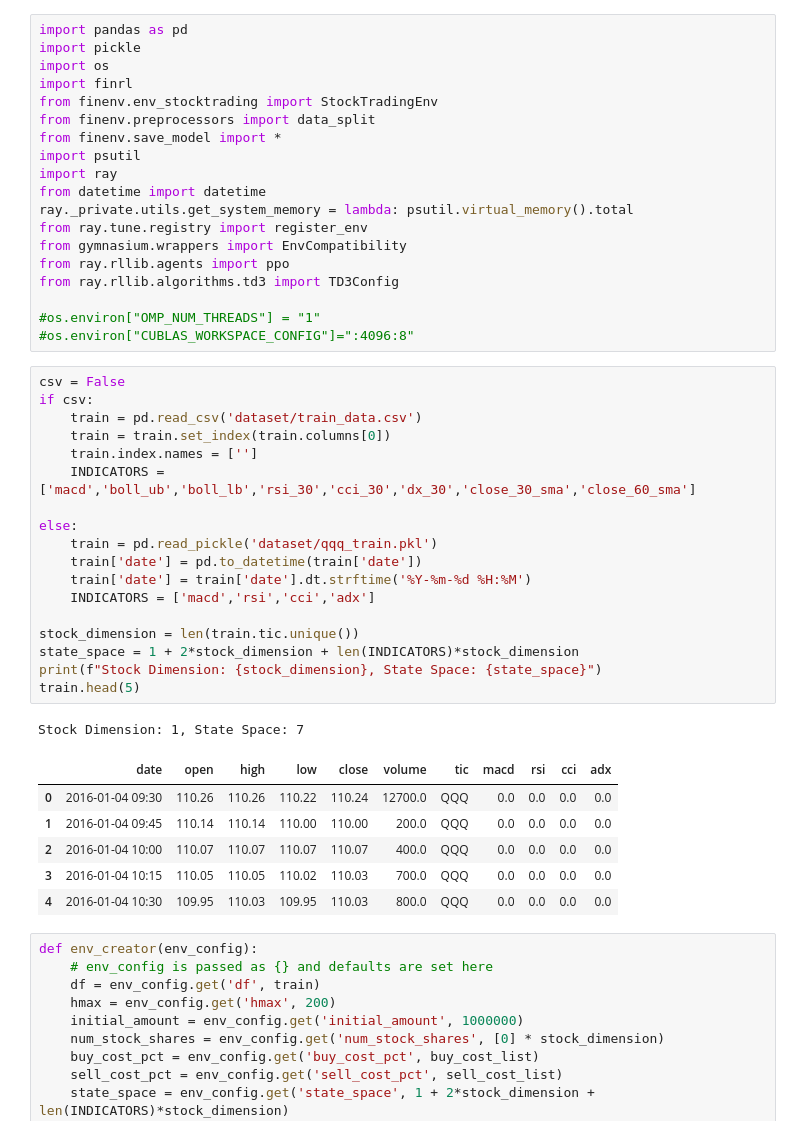
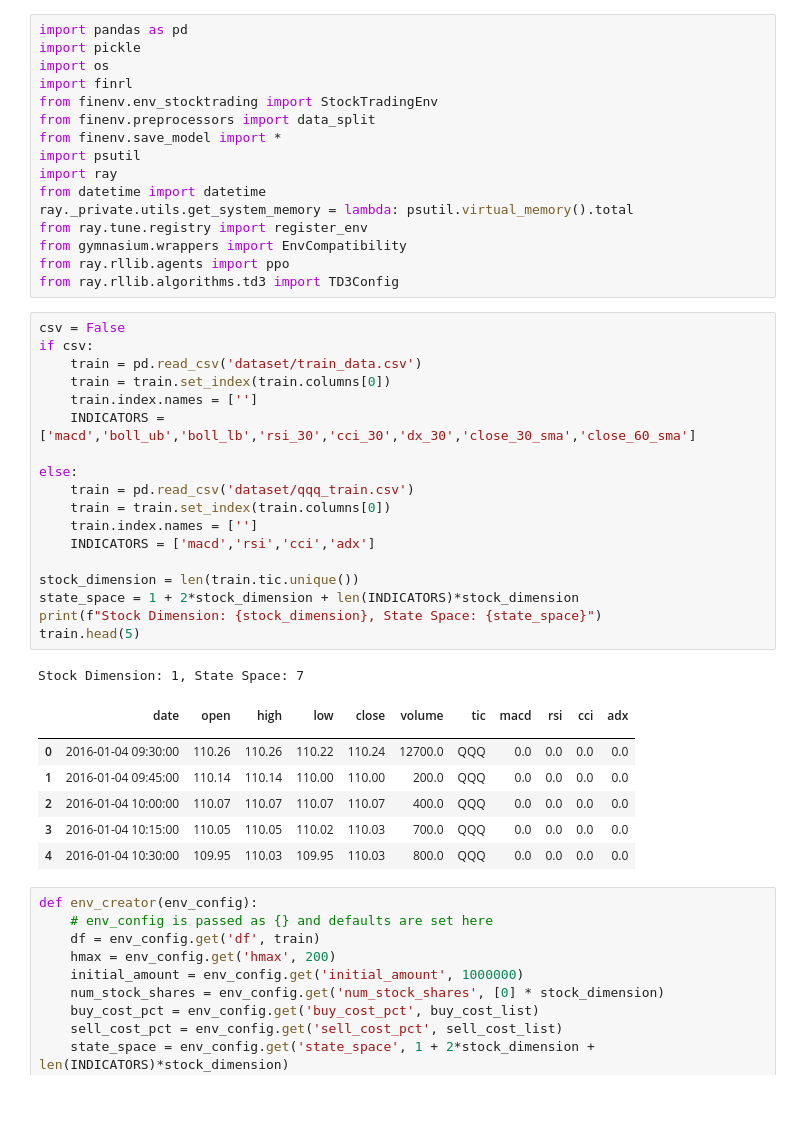
Before and after one commit to Hakiiiim/findrl_ray, a Jupyter notebook: TrainTD3.ipynb, the cells around one changed output. Saved outputs shown, nothing was run; the diff lists cells and outputs as text; blank space fills up the shorter version.

Commit message:
fixed dataset into csv for appropriate loading.

```diff
--- a/TrainTD3.ipynb
+++ b/TrainTD3.ipynb
@@ -14,35 +14,33 @@ from ray.tune.registry import register_env
 from gymnasium.wrappers import EnvCompatibility
 from ray.rllib.agents import ppo
 from ray.rllib.algorithms.td3 import TD3Config
-
-#os.environ["OMP_NUM_THREADS"] = "1"
-#os.environ["CUBLAS_WORKSPACE_CONFIG"]=":4096:8"
 # %%
 csv = False
 if csv:
     train = pd.read_csv('dataset/train_data.csv')
     train = train.set_index(train.columns[0])
     train.index.names = ['']
     INDICATORS = ['macd','boll_ub','boll_lb','rsi_30','cci_30','dx_30','close_30_sma','close_60_sma']
 
 else:
-    train = pd.read_pickle('dataset/qqq_train.pkl')
-    train['date'] = pd.to_datetime(train['date'])
-    train['date'] = train['date'].dt.strftime('%Y-%m-%d %H:%M')
+    train = pd.read_csv('dataset/qqq_train.csv')
+    train = train.set_index(train.columns[0])
+    train.index.names = ['']
     INDICATORS = ['macd','rsi','cci','adx']
 
 stock_dimension = len(train.tic.unique())
 state_space = 1 + 2*stock_dimension + len(INDICATORS)*stock_dimension
 print(f"Stock Dimension: {stock_dimension}, State Space: {state_space}")
 train.head(5)
 # %% [output]
 Stock Dimension: 1, State Space: 7
 |  | date | open | high | low | close | volume | tic | macd | rsi | cci | adx |
-| 0 | 2016-01-04 09:30 | 110.26 | 110.26 | 110.22 | 110.24 | 12700.0 | QQQ | 0.0 | 0.0 | 0.0 | 0.0 |
-| 1 | 2016-01-04 09:45 | 110.14 | 110.14 | 110.00 | 110.00 | 200.0 | QQQ | 0.0 | 0.0 | 0.0 | 0.0 |
-| 2 | 2016-01-04 10:00 | 110.07 | 110.07 | 110.07 | 110.07 | 400.0 | QQQ | 0.0 | 0.0 | 0.0 | 0.0 |
-| 3 | 2016-01-04 10:15 | 110.05 | 110.05 | 110.02 | 110.03 | 700.0 | QQQ | 0.0 | 0.0 | 0.0 | 0.0 |
-| 4 | 2016-01-04 10:30 | 109.95 | 110.03 | 109.95 | 110.03 | 800.0 | QQQ | 0.0 | 0.0 | 0.0 | 0.0 |
+|  |  |  |  |  |  |  |  |  |  |  |  |
+| 0 | 2016-01-04 09:30:00 | 110.26 | 110.26 | 110.22 | 110.24 | 12700.0 | QQQ | 0.0 | 0.0 | 0.0 | 0.0 |
+| 1 | 2016-01-04 09:45:00 | 110.14 | 110.14 | 110.00 | 110.00 | 200.0 | QQQ | 0.0 | 0.0 | 0.0 | 0.0 |
+| 2 | 2016-01-04 10:00:00 | 110.07 | 110.07 | 110.07 | 110.07 | 400.0 | QQQ | 0.0 | 0.0 | 0.0 | 0.0 |
+| 3 | 2016-01-04 10:15:00 | 110.05 | 110.05 | 110.02 | 110.03 | 700.0 | QQQ | 0.0 | 0.0 | 0.0 | 0.0 |
+| 4 | 2016-01-04 10:30:00 | 109.95 | 110.03 | 109.95 | 110.03 | 800.0 | QQQ | 0.0 | 0.0 | 0.0 | 0.0 |
 # %%
 def env_creator(env_config):
     # env_config is passed as {} and defaults are set here
```
Also changed, not shown: parts of 1 cell of this notebook, 7 other files.
